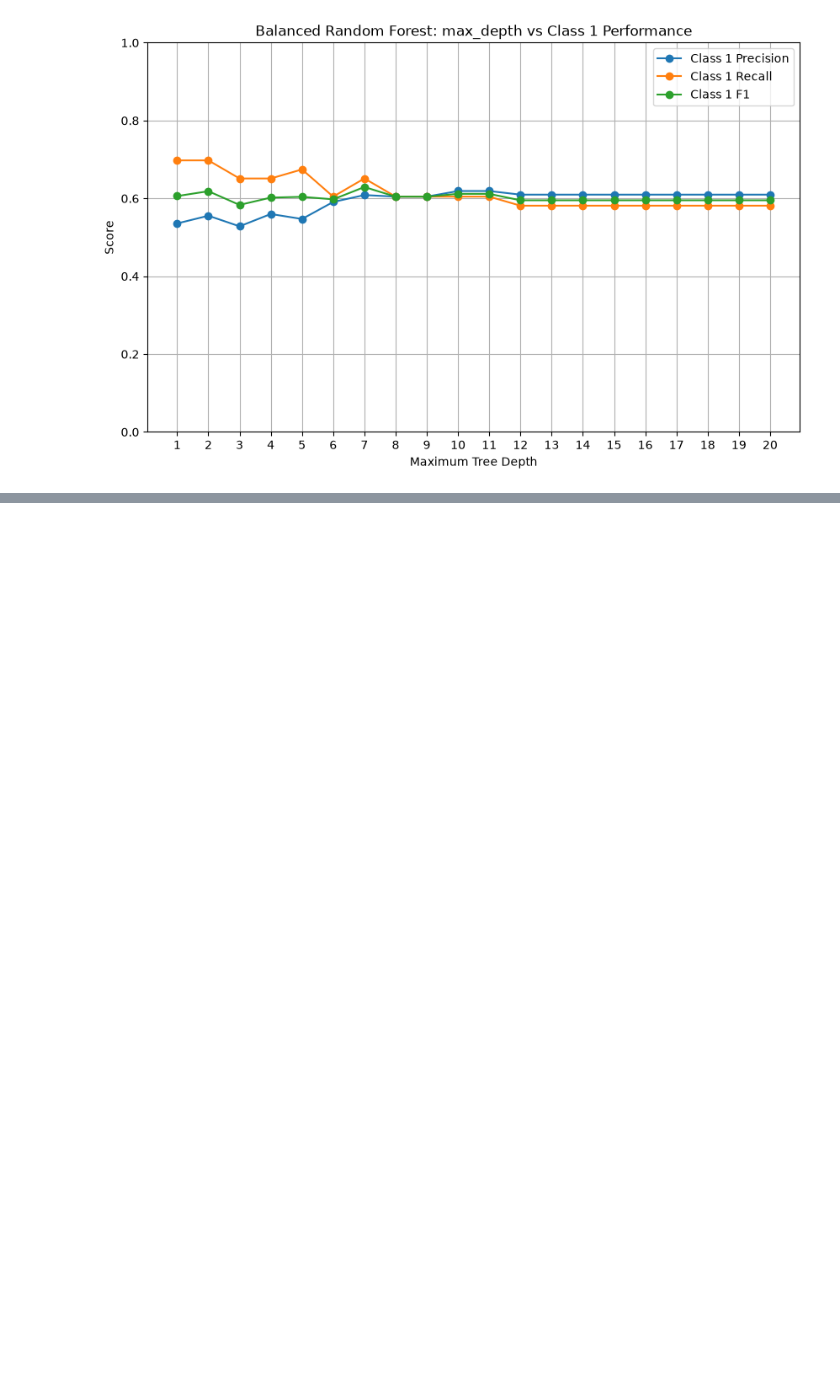
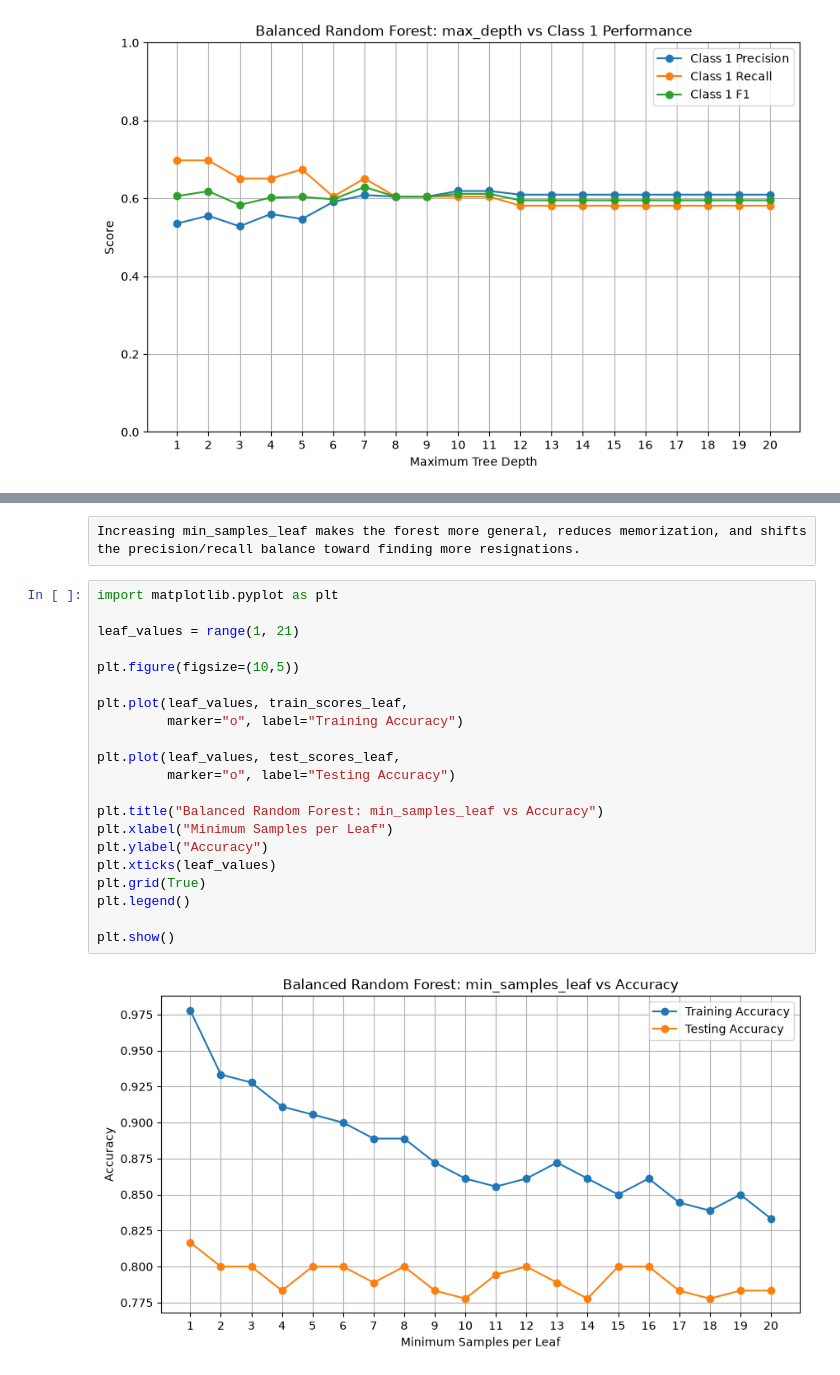
Before and after one commit to Abhilash5880/dataScience-scikit-learn-TensorFlow_project, a Jupyter notebook: employee_attrition_experiment.ipynb.ipynb, the cells around one changed output, grey strips where cells are left out. Saved outputs shown, nothing was run; the diff lists cells and outputs as text; blank space fills up the shorter version.

```diff
--- a/employee_attrition_experiment.ipynb.ipynb
+++ b/employee_attrition_experiment.ipynb.ipynb
@@ -598,0 +671,25 @@ plt.show()
+# %% [raw]
+Increasing min_samples_leaf makes the forest more general, reduces memorization, and shifts the precision/recall balance toward finding more resignations.
+# %%
+import matplotlib.pyplot as plt
+
+leaf_values = range(1, 21)
+
+plt.figure(figsize=(10,5))
+
+plt.plot(leaf_values, train_scores_leaf,
+         marker="o", label="Training Accuracy")
+
+plt.plot(leaf_values, test_scores_leaf,
+         marker="o", label="Testing Accuracy")
+
+plt.title("Balanced Random Forest: min_samples_leaf vs Accuracy")
+plt.xlabel("Minimum Samples per Leaf")
+plt.ylabel("Accuracy")
+plt.xticks(leaf_values)
+plt.grid(True)
+plt.legend()
+
+plt.show()
+# %% [output]
+[figure, added]
```
Also changed, not shown: parts of 18 cells of this notebook.
